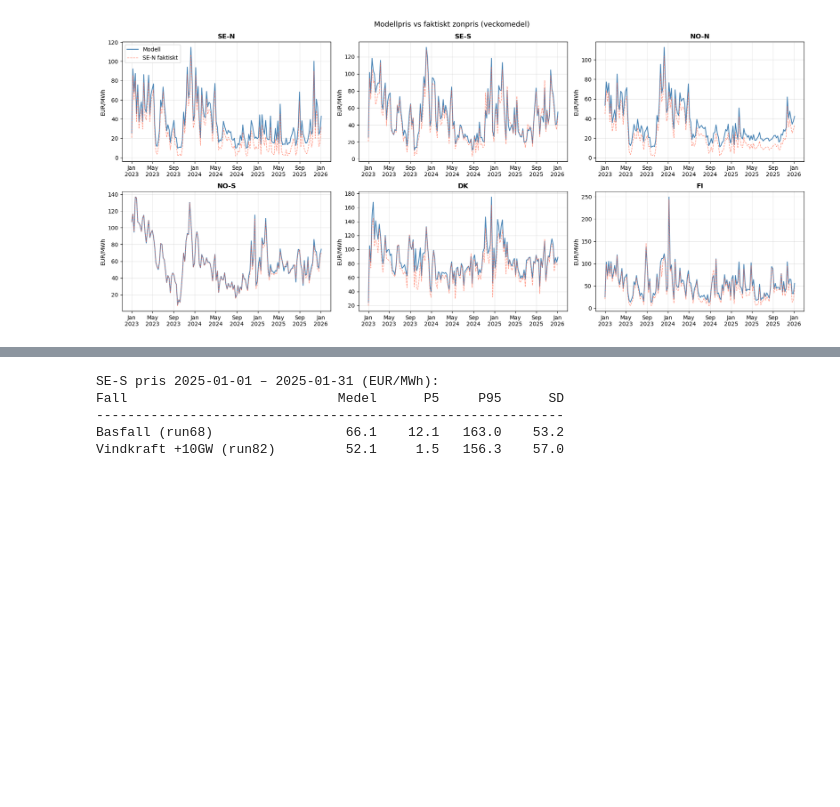
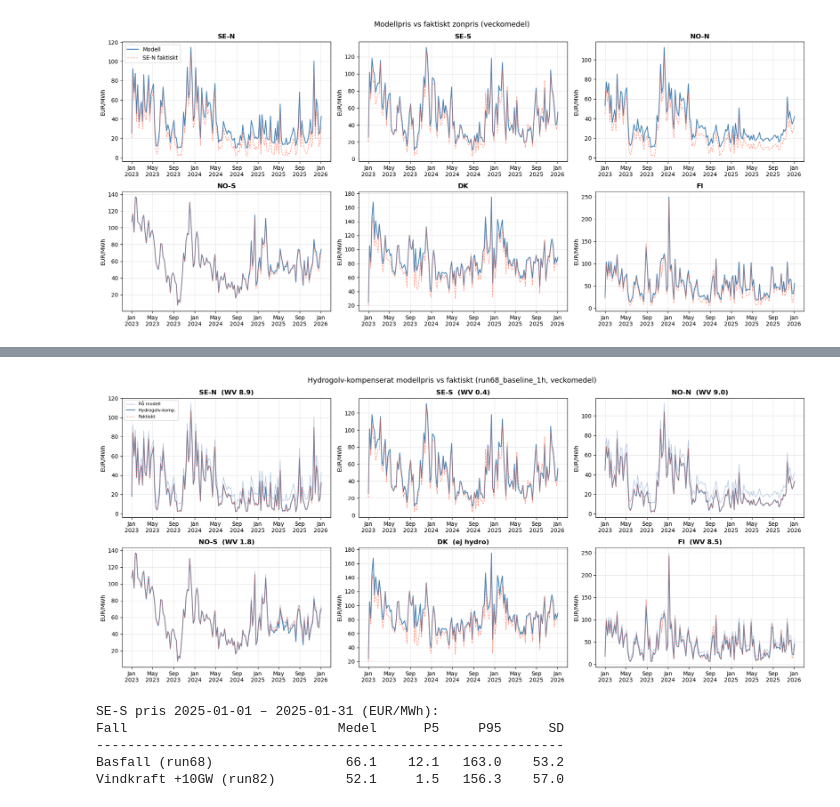
Before and after one commit to beow/NordPSA, a Jupyter notebook: notebooks/explore_results.ipynb, the cells around one changed output, grey strips where cells are left out. Cells and saved outputs as stored; diff of their text form; code cells hidden in the pictures; blank space fills up the shorter version.

```diff
--- a/notebooks/explore_results.ipynb
+++ b/notebooks/explore_results.ipynb
@@ -288,0 +104,67 @@ plt.tight_layout()
+# %%
+# Per-scenario HYDROGOLV-KOMPENSATION (self-contained — kräver INGET faktiskt pris, funkar
+# på expansionskörningar). Modellens prisgolv i en hydrozon = reservoarens vattenvärde (WV,
+# dual på lagringsbalansen, sparas i water_value.csv med assign_all_duals). Pga 3-årig cyklisk
+# SOC + perfekt framsyn lyfter WV HELA priskurvan (biaset är FLATT över alla pristerciler, ej
+# bara golvtimmar) → kompensera genom att dra bort WV i varje timme.
+#   Auto-selektiv: höga-WV inlåsta nordzoner (SE-N/NO-N/FI) kompenseras ~fullt; kontinent-
+#   kopplade låga-WV-zoner (SE-S/DK, WV~0) lämnas orörda (deras bias = ventilen, ej hydrogolvet).
+#   ADAPTERAR per scenario: WV ur körningen → faller automatiskt när VRE-expansion sänker
+#   golvet (run82: WV 8.9→0.7 → ingen överkompensering). Detta löser att den FASTA dispatch-
+#   offseten ej överförs till expansion (golvet är merit-order-styrt). Se project_offset_calibration.
+FLOOR_TARGET = 0.0   # reell vattenvärdesnivå i inlåsta överskottszoner (~0 EUR/MWh)
+
+if water_value is None:
+    print("Ingen water_value.csv — kör med assign_all_duals för hydrogolv-kompensation.")
+else:
+    hz = [z for z in ZONES if f'{z} hydro' in water_value.columns]
+    calw = prices.copy()
+    print(f"Hydrogolv-kompensation ({LABEL}) — drar bort vattenvärdet per hydrozon (EUR/MWh)")
+    print(f"{'Zon':<7}{'WV-medel':>10}{'WV-std':>8}{'pris rå':>10}{'→ komp':>9}{'Δ':>8}")
+    print('-' * 52)
+    for z in hz:
+        wv = water_value[f'{z} hydro'].reindex(prices.index).fillna(0.0)
+        calw[z] = prices[z] - (wv - FLOOR_TARGET)
+        print(f"{z:<7}{wv.mean():>10.1f}{wv.std():>8.2f}{prices[z].mean():>10.1f}"
+              f"{calw[z].mean():>9.1f}{calw[z].mean()-prices[z].mean():>+8.1f}")
+
+    # --- Jämförelse mot FAKTISKA priser (meningsfullt för dispatch-körningar vars period
+    #     överlappar verkligheten; för rena framtidsscenarier finns inget faktiskt att jämföra) ---
+    act_h = mkt_prices.copy()
+    act_h.index = pd.to_datetime(act_h.index).tz_localize(None)
+    act_h = act_h.reindex(prices.index, method='ffill')
+
+    def _cmp(m, a):
+        d = (m - a).dropna()
+        return d.mean(), d.abs().mean(), (d ** 2).mean() ** 0.5
+
+    print()
+    print("Kompenserat modellpris vs FAKTISKT:")
+    print(f"{'Zon':<7}{'komp':>8}{'faktiskt':>10}{'bias':>8}{'MAE':>7}{'RMSE':>7}{'rå bias':>9}")
+    print('-' * 56)
+    for z in ZONES:
+        if z not in act_h.columns:
+            continue
+        b, mae, rmse = _cmp(calw[z], act_h[z])
+        b_raw = (prices[z] - act_h[z]).mean()
+        print(f"{z:<7}{calw[z].mean():>8.1f}{act_h[z].mean():>10.1f}{b:>+8.1f}{mae:>7.1f}{rmse:>7.1f}{b_raw:>+9.1f}")
+    print()
+    print("Inlåsta nordzoner (SE-N/NO-N/NO-S/FI): bias → ~0, låg MAE = WV-subtraktionen löser dem.")
+    print("SE-S/DK kvar (WV~0, orörda) — deras bias = ventilen/kontinentkoppling, separat problem.")
+    print("OBS: korrigerar NIVÅN, ej sub-golv-spridningen (negativa tim) — RMSE därför kvar.")
+
+    # Plott: rå modell / hydrogolv-kompenserat / faktiskt (veckomedel) per zon
+    fig, axes = plt.subplots(2, 3, figsize=(18, 8))
+    for ax, z in zip(axes.flat, ZONES):
+        ax.plot(prices[z].resample('W').mean(), lw=1.0, color='lightsteelblue', label='Rå modell')
+        ax.plot(calw[z].resample('W').mean(),   lw=1.5, color='steelblue',     label='Hydrogolv-komp.')
+        if z in act_h.columns:
+            ax.plot(act_h[z].resample('W').mean(), lw=1.0, color='tomato', ls='--', alpha=0.75, label='Faktiskt')
+        tag = f"  (WV {water_value[f'{z} hydro'].mean():.1f})" if f'{z} hydro' in water_value.columns else "  (ej hydro)"
+        ax.set_title(z + tag, fontweight='bold')
+        ax.set_ylabel('EUR/MWh')
+        ax.xaxis.set_major_formatter(mdates.DateFormatter('%b\n%Y'))
+    axes[0, 0].legend(fontsize=8)
+    plt.suptitle(f'Hydrogolv-kompenserat modellpris vs faktiskt ({LABEL}, veckomedel)', fontsize=13)
+    plt.tight_layout()
+# %% [output]
@@ -288,0 +188 @@ plt.tight_layout()
+[figure, added]
```
Also changed, not shown: parts of 5 cells of this notebook.
